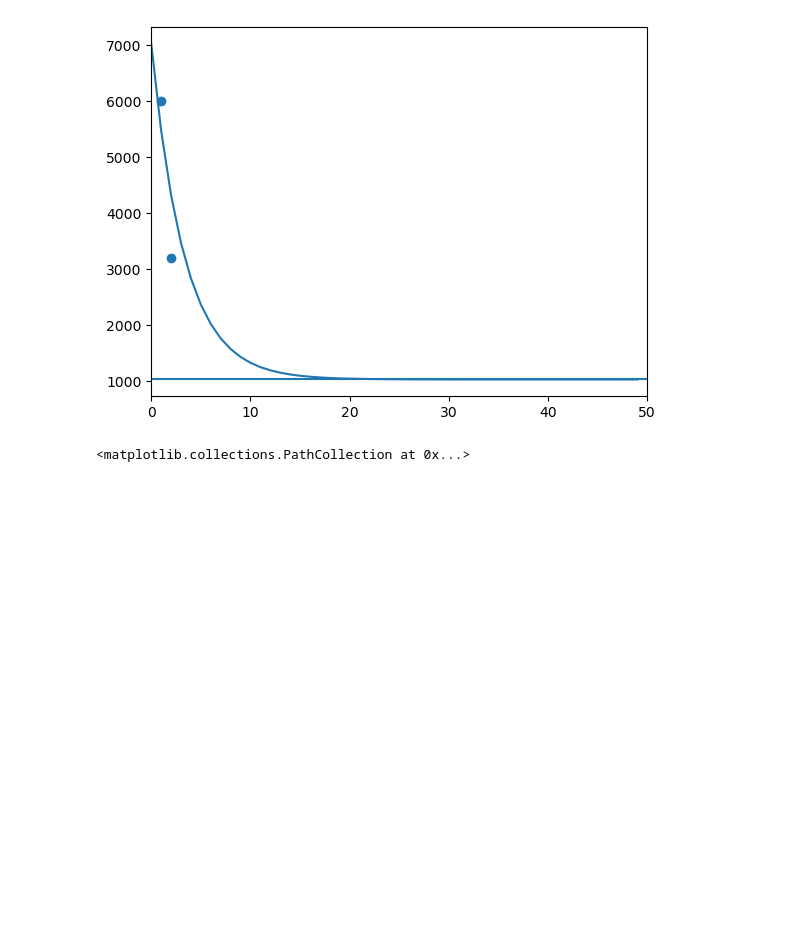
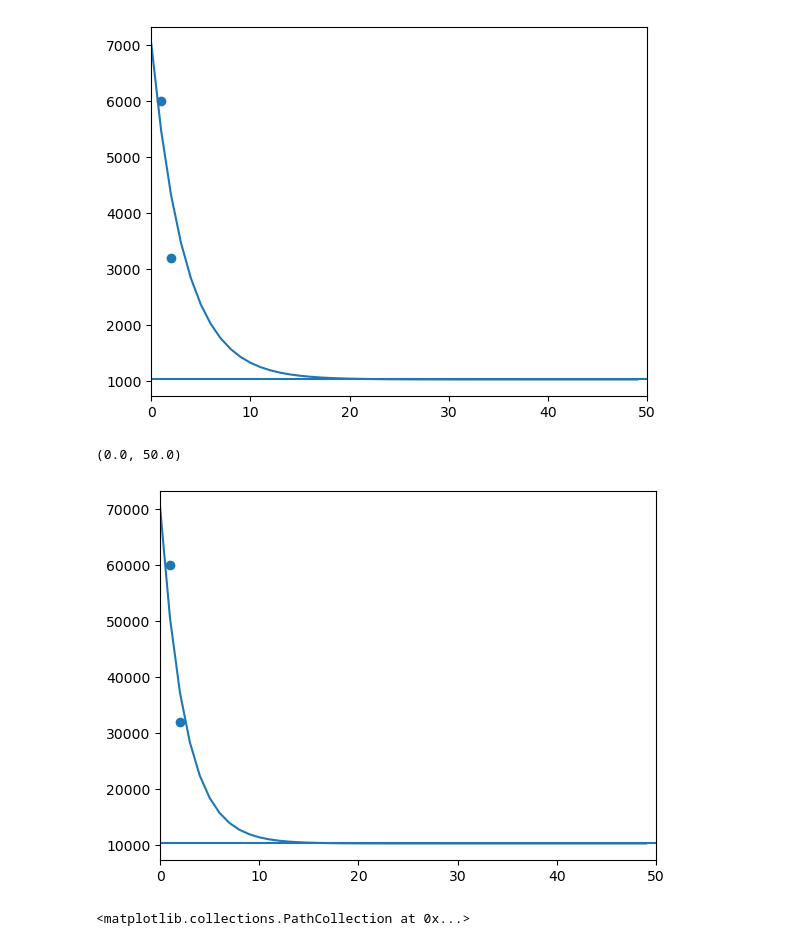
Before and after one commit to patricklawton/TecateCypress, a Jupyter notebook: journal.ipynb, the cells around one changed output. Drawn from its saved outputs; the diff is of its cells as text; code cells hidden in the pictures; blank space fills up the shorter version.

```diff
--- a/journal.ipynb
+++ b/journal.ipynb
@@ -498,6 +487,16 @@ plt.xlim(0,50)
 # %% [output]
 (0.0, 50.0)
 [figure]
+# %%
+plt.scatter([1,2],[6000*10, 3200*10])
+plt.axhline(1024*10)
+# plt.axhline(70)
+x = np.arange(0,50)
+plt.plot(x, 6000*10*np.exp(-0.4*x) + 1024*10)
+plt.xlim(0,50)
+# %% [output]
+(0.0, 50.0)
+[figure, added]
 # %%
 plt.scatter(init_density, final_density / init_density)
 # %% [output]
```
Also changed, not shown: parts of 6 cells of this notebook, 12 other files.
